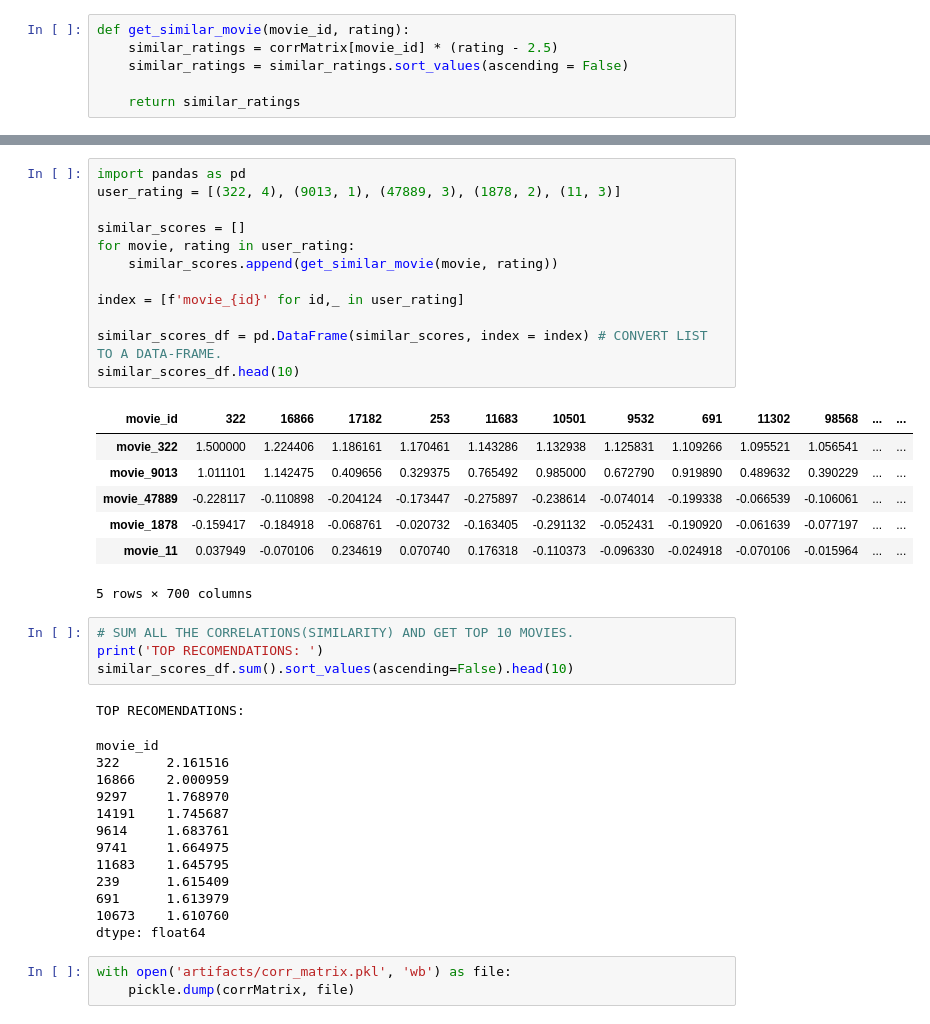
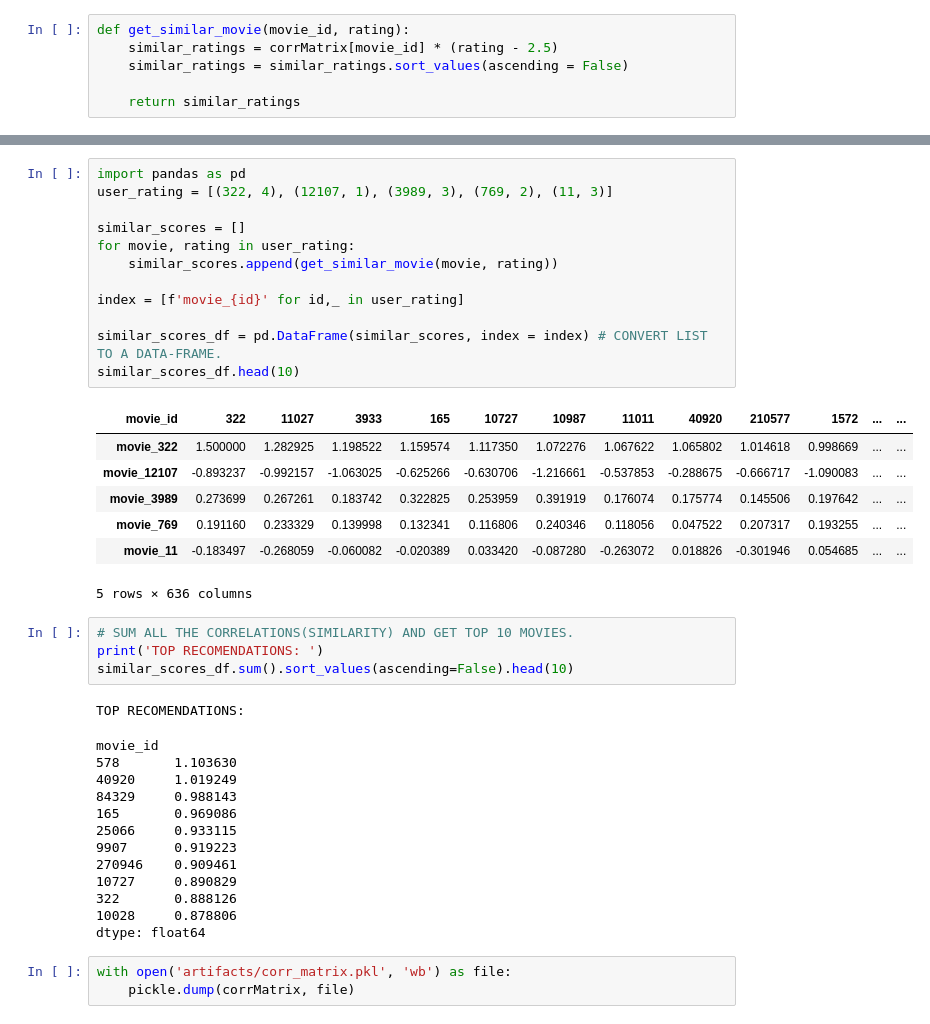
Before and after one commit to soo-hail/Content-Recommendation-Engine, a Jupyter notebook: src/components/model_trainer.ipynb, the cells around one changed output, grey strips where cells are left out. Saved outputs shown, nothing was run; the diff lists cells and outputs as text.

```diff
--- a/src/components/model_trainer.ipynb
+++ b/src/components/model_trainer.ipynb
@@ -63,23 +63,23 @@ Name: 377, Length: 700, dtype: float64
 # %%
 import pandas as pd
-user_rating = [(322, 4), (9013, 1), (47889, 3), (1878, 2), (11, 3)]
+user_rating = [(322, 4), (12107, 1), (3989, 3), (769, 2), (11, 3)]
 
 similar_scores = []
 for movie, rating in user_rating:
     similar_scores.append(get_similar_movie(movie, rating))
 
 index = [f'movie_{id}' for id,_ in user_rating]
 
 similar_scores_df = pd.DataFrame(similar_scores, index = index) # CONVERT LIST TO A DATA-FRAME.
 similar_scores_df.head(10)
 # %% [output]
-| movie_id | 322 | 16866 | 17182 | 253 | 11683 | 10501 | 9532 | 691 | 11302 | 98568 | ... | ... |
-| movie_322 | 1.500000 | 1.224406 | 1.186161 | 1.170461 | 1.143286 | 1.132938 | 1.125831 | 1.109266 | 1.095521 | 1.056541 | ... | ... |
-| movie_9013 | 1.011101 | 1.142475 | 0.409656 | 0.329375 | 0.765492 | 0.985000 | 0.672790 | 0.919890 | 0.489632 | 0.390229 | ... | ... |
-| movie_47889 | -0.228117 | -0.110898 | -0.204124 | -0.173447 | -0.275897 | -0.238614 | -0.074014 | -0.199338 | -0.066539 | -0.106061 | ... | ... |
-| movie_1878 | -0.159417 | -0.184918 | -0.068761 | -0.020732 | -0.163405 | -0.291132 | -0.052431 | -0.190920 | -0.061639 | -0.077197 | ... | ... |
-| movie_11 | 0.037949 | -0.070106 | 0.234619 | 0.070740 | 0.176318 | -0.110373 | -0.096330 | -0.024918 | -0.070106 | -0.015964 | ... | ... |
+| movie_id | 322 | 11027 | 3933 | 165 | 10727 | 10987 | 11011 | 40920 | 210577 | 1572 | ... | ... |
+| movie_322 | 1.500000 | 1.282925 | 1.198522 | 1.159574 | 1.117350 | 1.072276 | 1.067622 | 1.065802 | 1.014618 | 0.998669 | ... | ... |
+| movie_12107 | -0.893237 | -0.992157 | -1.063025 | -0.625266 | -0.630706 | -1.216661 | -0.537853 | -0.288675 | -0.666717 | -1.090083 | ... | ... |
+| movie_3989 | 0.273699 | 0.267261 | 0.183742 | 0.322825 | 0.253959 | 0.391919 | 0.176074 | 0.175774 | 0.145506 | 0.197642 | ... | ... |
+| movie_769 | 0.191160 | 0.233329 | 0.139998 | 0.132341 | 0.116806 | 0.240346 | 0.118056 | 0.047522 | 0.207317 | 0.193255 | ... | ... |
+| movie_11 | -0.183497 | -0.268059 | -0.060082 | -0.020389 | 0.033420 | -0.087280 | -0.263072 | 0.018826 | -0.301946 | 0.054685 | ... | ... |
-5 rows × 700 columns
+5 rows × 636 columns
 # %%
 # SUM ALL THE CORRELATIONS(SIMILARITY) AND GET TOP 10 MOVIES.
 print('TOP RECOMENDATIONS: ')
@@ -87,16 +87,16 @@ similar_scores_df.sum().sort_values(ascending=False).head(10)
 # %% [output]
 TOP RECOMENDATIONS:
 movie_id
-322      2.161516
-16866    2.000959
-9297     1.768970
-14191    1.745687
-9614     1.683761
-9741     1.664975
-11683    1.645795
-239      1.615409
-691      1.613979
-10673    1.610760
+578       1.103630
+40920     1.019249
+84329     0.988143
+165       0.969086
+25066     0.933115
+9907      0.919223
+270946    0.909461
+10727     0.890829
+322       0.888126
+10028     0.878806
 dtype: float64
 # %%
 with open('artifacts/corr_matrix.pkl', 'wb') as file:
```
Also changed, not shown: parts of 3 cells of this notebook.
